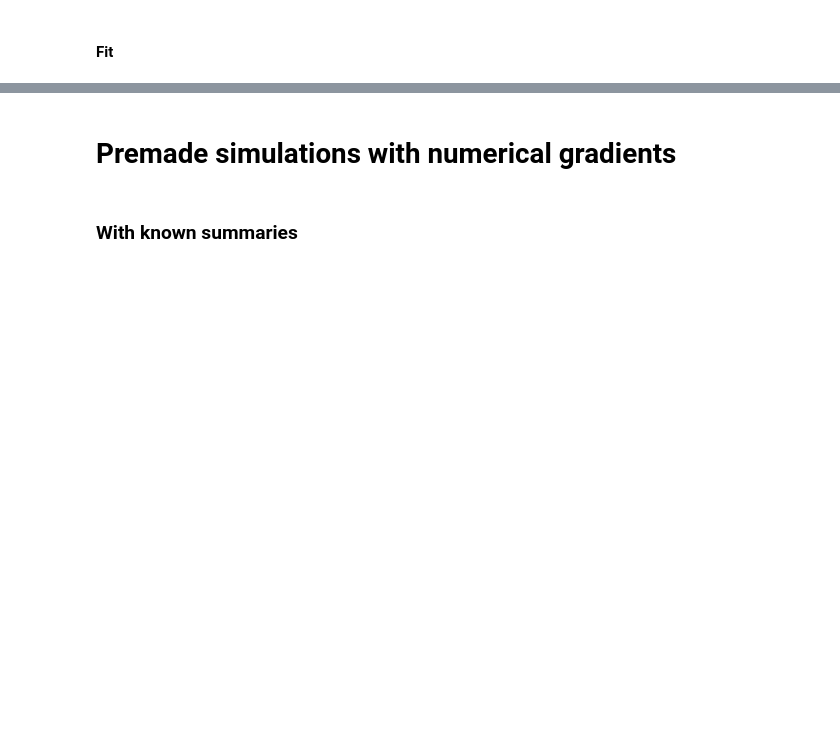
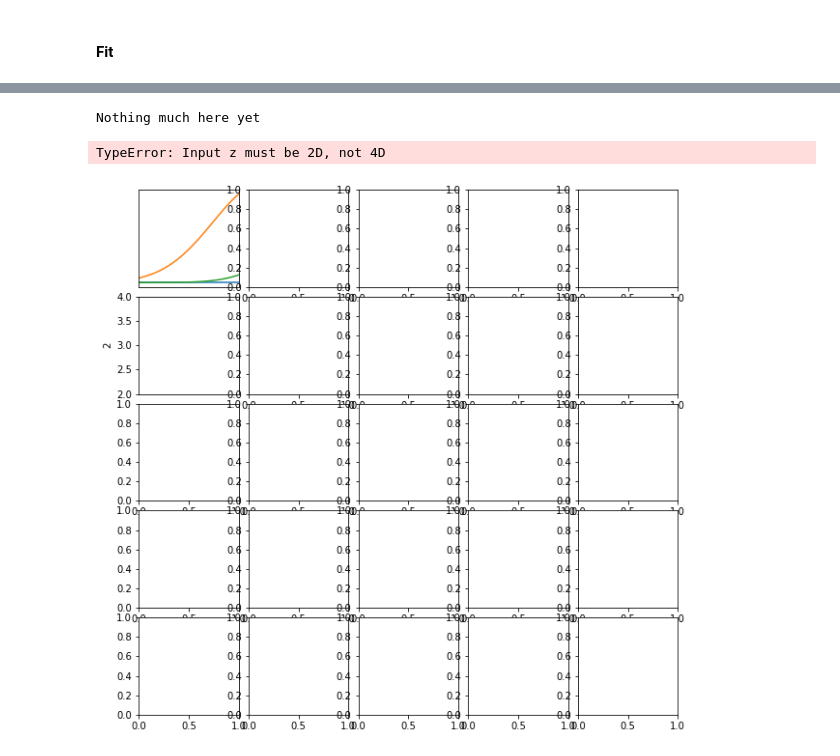
Before and after one commit to tlmakinen/imnn, a Jupyter notebook: examples/IMNN - JAX.ipynb, the cells around one changed output, grey strips where cells are left out. Drawn from its saved outputs; the diff is of its cells as text; code cells hidden in the pictures; blank space fills up the shorter version.

```diff
--- a/examples/IMNN - JAX.ipynb
+++ b/examples/IMNN - JAX.ipynb
@@ -524,4 +120,13 @@ simulator_gradient = jax.jit(jax.jacrev(lambda rng, θ_fid : simulator(rng, θ_f
-# %% [markdown]
-# Premade simulations with numerical gradients
-# %% [markdown]
-### With known summaries
+# %%
+target_summaries = model[1](imnn.best_w, target_data)
+# %%
+prior = tfp.distributions.Uniform([0., 2., 4., 6., 8.], [2., 4., 6., 8., 10.])
+# %%
+GA = GaussianApproximation(target_summaries, imnn.invC, prior)
+# %% [output]
+Nothing much here yet
+# %%
+GA.corner_plot(GA.ranges, GA.marginals, labels=["1", "2", "3", "4", "5"])
+# %% [output]
+TypeError: Input z must be 2D, not 4D
+[figure, added]
```
Also changed, not shown: parts of 58 cells of this notebook, 6 other files.
